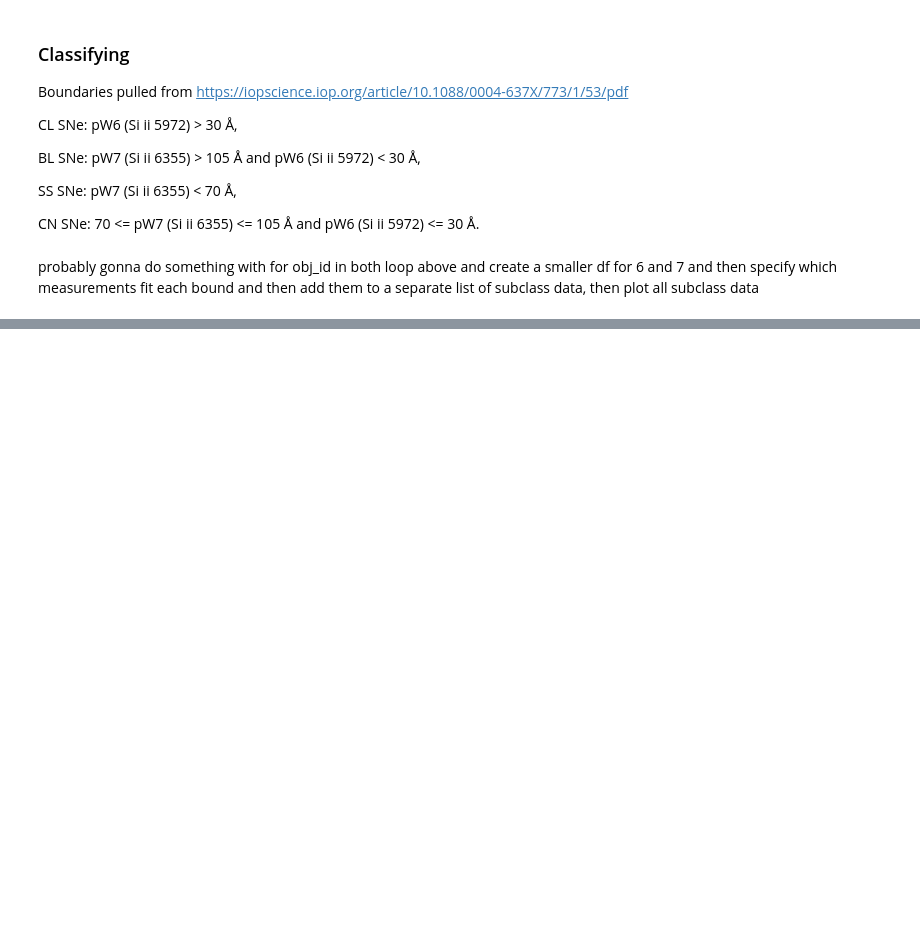
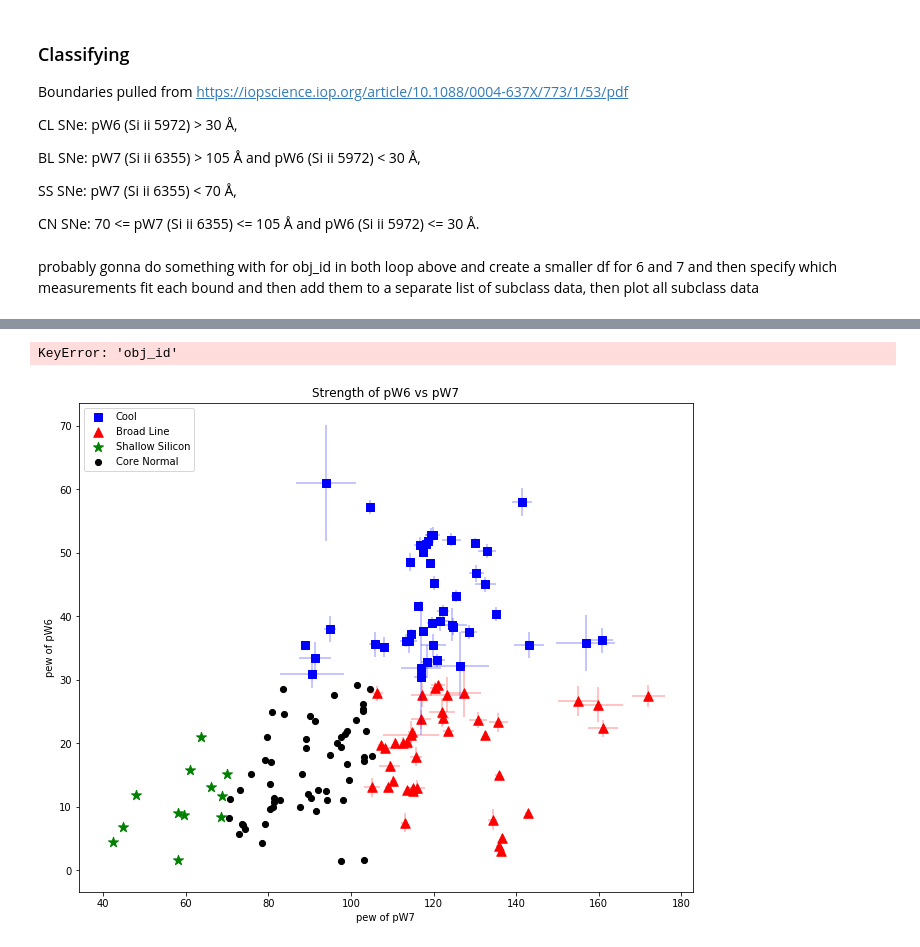
Before and after one commit to mwvgroup/SN-Spectral-Evolution, a Jupyter notebook: notebooks/branch_class_final.ipynb, the cells around one changed output, grey strips where cells are left out. Drawn from its saved outputs; the diff is of its cells as text; code cells hidden in the pictures; blank space fills up the shorter version.

```diff
--- a/notebooks/branch_class_final.ipynb
+++ b/notebooks/branch_class_final.ipynb
@@ -209,3 +209,10 @@ SS SNe: pW7 (Si ii 6355) < 70 Å,
 CN SNe: 70 <= pW7 (Si ii 6355) <= 105 Å and pW6 (Si ii 5972) <= 30 Å.
 # %% [markdown]
 probably gonna do something with for obj_id in both loop above and create a smaller df for 6 and 7 and then specify which measurements fit each bound and then add them to a separate list of subclass data, then plot all subclass data
+# %%
+index6 = group62.set_index(['obj_id', 'time'])
+index7 = group72.set_index(['obj_id', 'time'])
+index6['phase6'] = all_phases6
+index7['phase7'] = all_phases7
+joined = index6.join(index7, lsuffix = '6', rsuffix = '7')
+joined.dropna(subset = ['pew6' , 'pew7'])
@@ -211,0 +234,31 @@ probably gonna do something with for obj_id in both loop above and create a smal
+# %%
+cl_data = joined[(joined['pew6'] > 30)]
+clx = cl_data['pew7']
+cly = cl_data['pew6']
+
+my_list_clx = []
+my_list_cly = []
+for obj_id in cl_data['obj_id']:
+    dfx = cl_data[cl_data['obj_id']==obj_id]
+    t0_measureclx = np.interp(0, df['phase7'], df['pew7'])
+    my_list_clx.append(t0_measureclx)
+    dfy = cl_data[cl_data['obj_id']==obj_id]
+    t0_measurecly = np.interp(0, dfy['phase6'], df7['pew6'])
+    my_list_cly.append(t0_measurecly)
+
+bl_data = joined[(joined['pew6']<30) & (joined['pew7']>105)]
+blx = bl_data['pew7']
+bly = bl_data['pew6']
+
+ss_data = joined[joined['pew7']<70]
+ssx = ss_data['pew7']
+ssy = ss_data['pew6']
+
+cn_data3 = joined[70 <= joined['pew7']]
+cn_data2 = cn_data3[cn_data3['pew7'] <=105]
+cn_data = cn_data2[cn_data2['pew6'] <= 30]
+cn_data
+cnx = cn_data['pew7']
+cny = cn_data['pew6']
+# %% [output]
+KeyError: 'obj_id'
@@ -211,0 +272,21 @@ probably gonna do something with for obj_id in both loop above and create a smal
+# %%
+#cool
+plt.scatter(clx , cly , label = 'Cool' , s = 50 , color = 'blue' , marker = 's')
+plt.errorbar(clx , cly , xerr = cl_data['pew_samperr7'] , yerr = cl_data['pew_samperr6'] , fmt = 'none' , color = 'blue' , alpha = 0.3)
+#broad line
+plt.scatter(blx , bly , label = 'Broad Line' , s = 90 , color = 'red' , marker = '^')
+plt.errorbar(blx , bly , xerr = bl_data['pew_samperr7'] , yerr = bl_data['pew_samperr6'] , fmt = 'none' , color = 'red' , alpha = 0.3)
+#shallow silicon
+plt.scatter(ssx , ssy , label = 'Shallow Silicon' , s = 110 , color = 'green' , marker = '*')
+plt.errorbar(ssx , cly , xerr = cl_data['pew_samperr7'] , yerr = cl_data['pew_samperr6'] , fmt = 'none' , color = 'blue' , alpha = 0.3)
+#core normal
+plt.scatter(cnx , cny , label = 'Core Normal' , s = 150 , color = 'black' , marker = '.')
+
+plt.title('Strength of pW6 vs pW7')
+plt.legend(loc = ('upper left'))
+plt.xlabel('pew of pW7')
+plt.ylabel('pew of pW6')
+figure = plt.gcf()
+figure.set_size_inches(11, 9)
+# %% [output]
+[figure, added]
```
Also changed, not shown: parts of 2 cells of this notebook, 1 other file.
